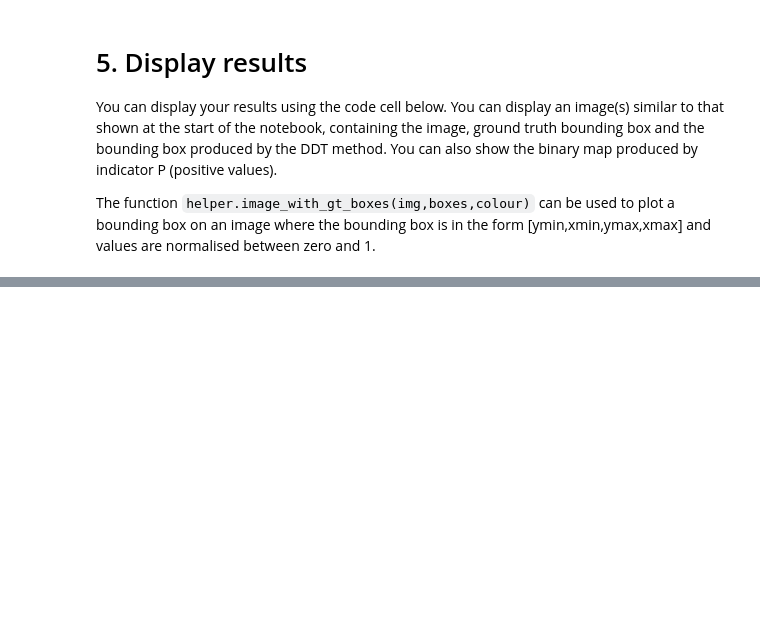
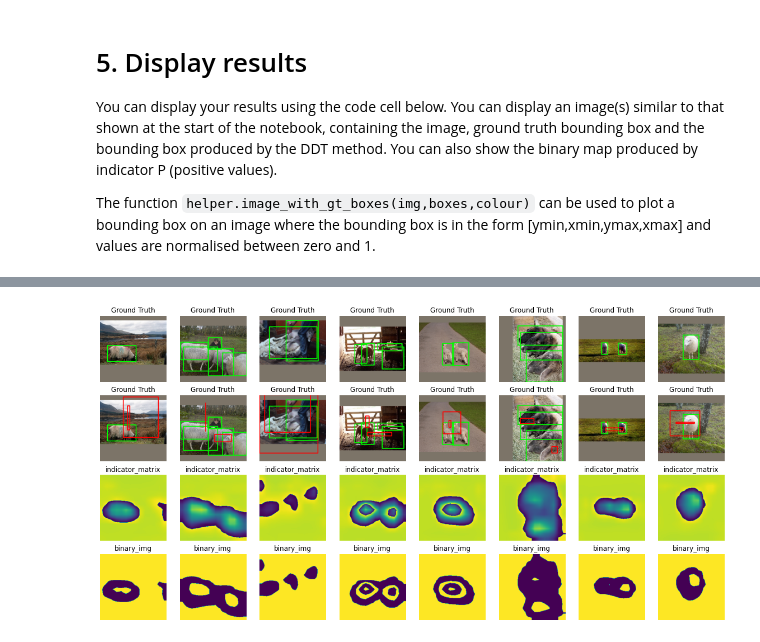
Before and after one commit to tomkeane07/AI-Projects-UL, a Jupyter notebook: semester3/MachineVision/3_Object_co-localisation/Etivity_assignment3.ipynb, the cells around one changed output, grey strips where cells are left out. Cells and saved outputs as stored; diff of their text form; code cells hidden in the pictures; blank space fills up the shorter version.

```diff
--- a/semester3/MachineVision/3_Object_co-localisation/Etivity_assignment3.ipynb
+++ b/semester3/MachineVision/3_Object_co-localisation/Etivity_assignment3.ipynb
@@ -415,0 +488,2 @@ for k in range(n):
+# %%
+bounding_boxes_DDT, binary_imgs_DDT, indicator_matrices_DDT = Object_coLocalisation(op_features)
@@ -415,0 +508,16 @@ for k in range(n):
+# %%
+# fig = plt.figure(figsize=(15, 12))
+n=8
+fig, axs = plt.subplots(4,n, figsize=(20, 10))
+
+# Iterate through some images
+for k in range(n):
+  display_image_bounding_box_results(k, axs[:2], img_batch_test, batch_boxes_test, bounding_boxes_DDT)
+  axs[2][k].imshow(indicator_matrices_DDT[k])
+  axs[2][k].set_title("indicator_matrix")
+  axs[2][k].axis('off')
+  axs[3][k].imshow(binary_imgs_DDT[k])
+  axs[3][k].set_title("binary_img")
+  axs[3][k].axis('off')
+# %% [output]
+[figure, added]
```
Also changed, not shown: parts of 12 cells of this notebook.
